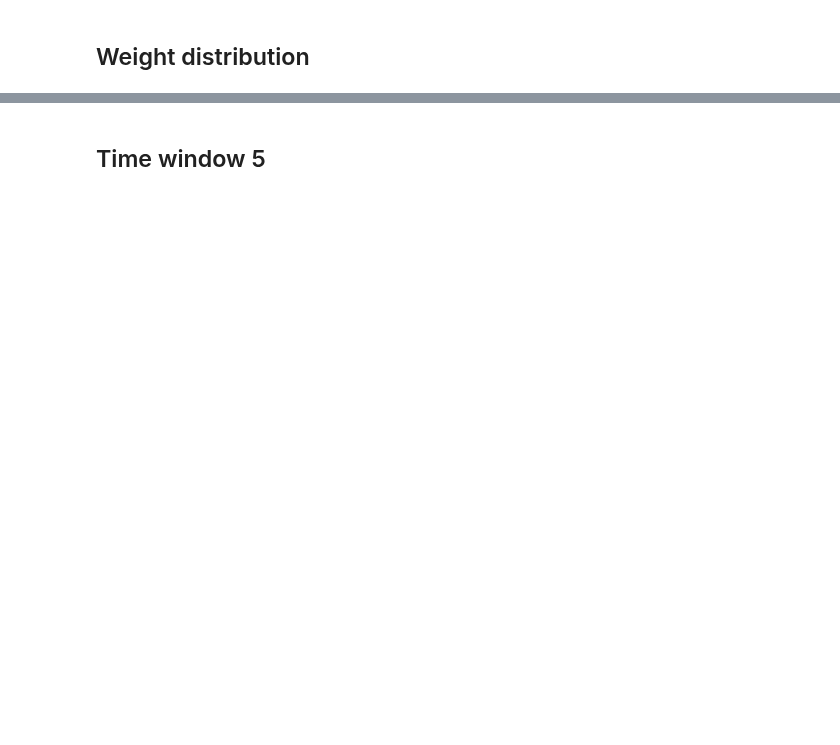
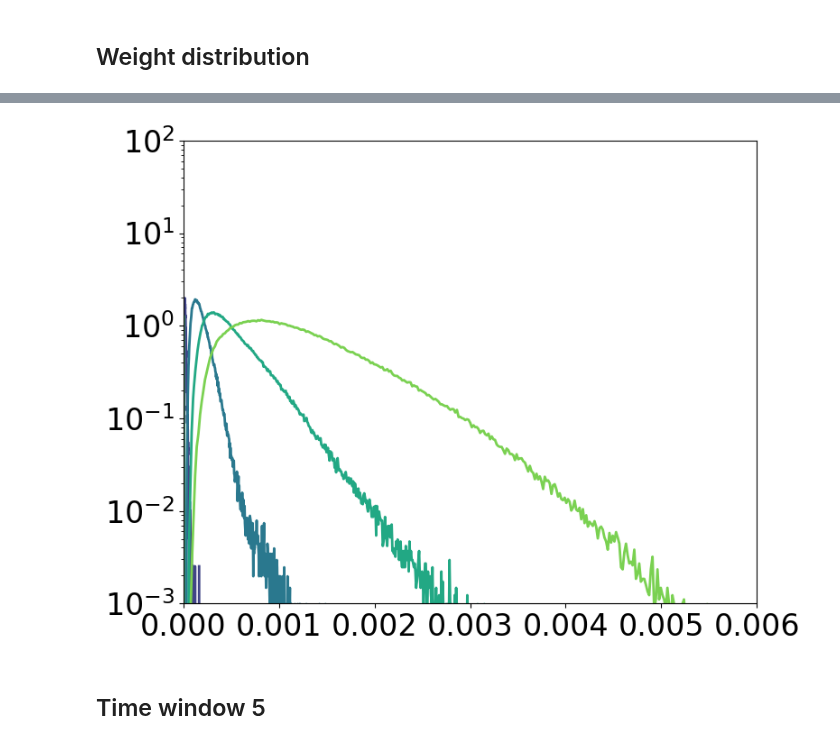
Before and after one commit to kellian-cottart/mesu-pmnist, a Jupyter notebook: figure-pmnist-N-study.ipynb, the cells around one changed output, grey strips where cells are left out. Drawn from its saved outputs; the diff is of its cells as text; code cells hidden in the pictures; blank space fills up the shorter version.

```diff
--- a/figure-pmnist-N-study.ipynb
+++ b/figure-pmnist-N-study.ipynb
@@ -208,3 +187,38 @@ for N_studied in df["N"].unique():
+# %%
+# Collect mean accuracies, epistemic AUC, and memory rigidity resilience
+colors = sns.color_palette("viridis", len(df["layers"].unique()))
+N_studied = df["N"].unique()[-1]
+rows = []
+df_N = df[df["N"] == N_studied]
+for idx, row in df_N.iterrows():
+    rows.append({
+        "N": int(row["N"]),
+        "layers": str(row["layers"]),
+        "sigma_1": row["weights_l1"][0],
+        "sigma_2": row["weights_l3"][0]
+    })
+result_df = pd.DataFrame(rows)
+bins = 500
+fig, ax = plt.subplots(figsize=(8, 6))
+for idx, row in result_df.iterrows():
+    # histogram of the weights
+    full_sigma = jnp.concatenate([row['sigma_1'], row['sigma_2']]) ** 2
+    hist, bin_edges = jnp.histogram(full_sigma, bins=bins, density=True)
+    # Normalize so area sums to 1, then convert to percentage
+    bin_width = bin_edges[1] - bin_edges[0]
+    hist_percent = hist * bin_width * 100
+    ax.plot(bin_edges[:-1], hist_percent, label=row['layers'], color=colors[idx % len(colors)], linewidth=2)
+# semilogy
+ax.set_yscale('log')
+ax.set_ylim(1e-3, 100)
+ax.set_xlim(0, 0.006)
+ax.tick_params(axis='both', which='major', labelsize=TICKSIZE)
+plt.tight_layout()
+#save figure
+fig.savefig(os.path.join(FOLDER, f"pmnist-N-study-histogram-N={N_studied}-zoom.svg"), format="svg", bbox_inches='tight')
+fig.savefig(os.path.join(FOLDER, f"pmnist-N-study-histogram-N={N_studied}-zoom.pdf"), format="pdf", bbox_inches='tight')
+# %% [output]
+[figure, added]
 # %% [markdown]
 ## Time window 5
 # %%
```
Also changed, not shown: parts of 4 cells of this notebook, 4 other files.
